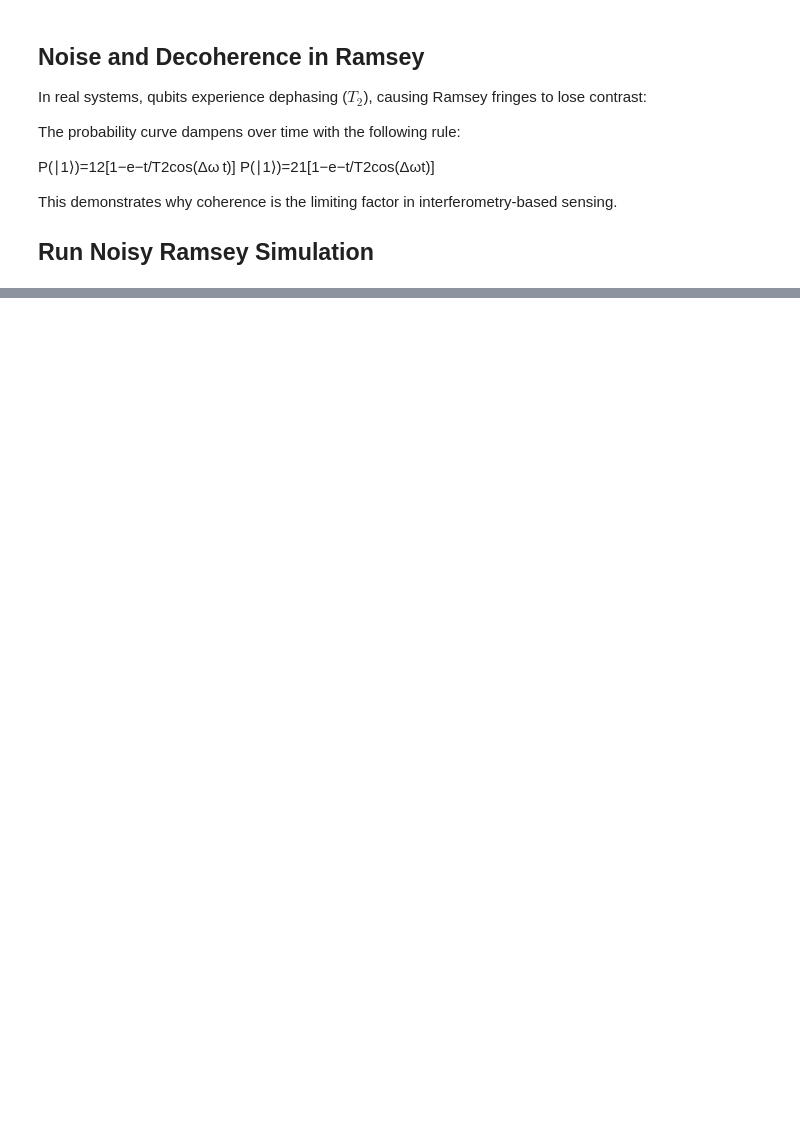
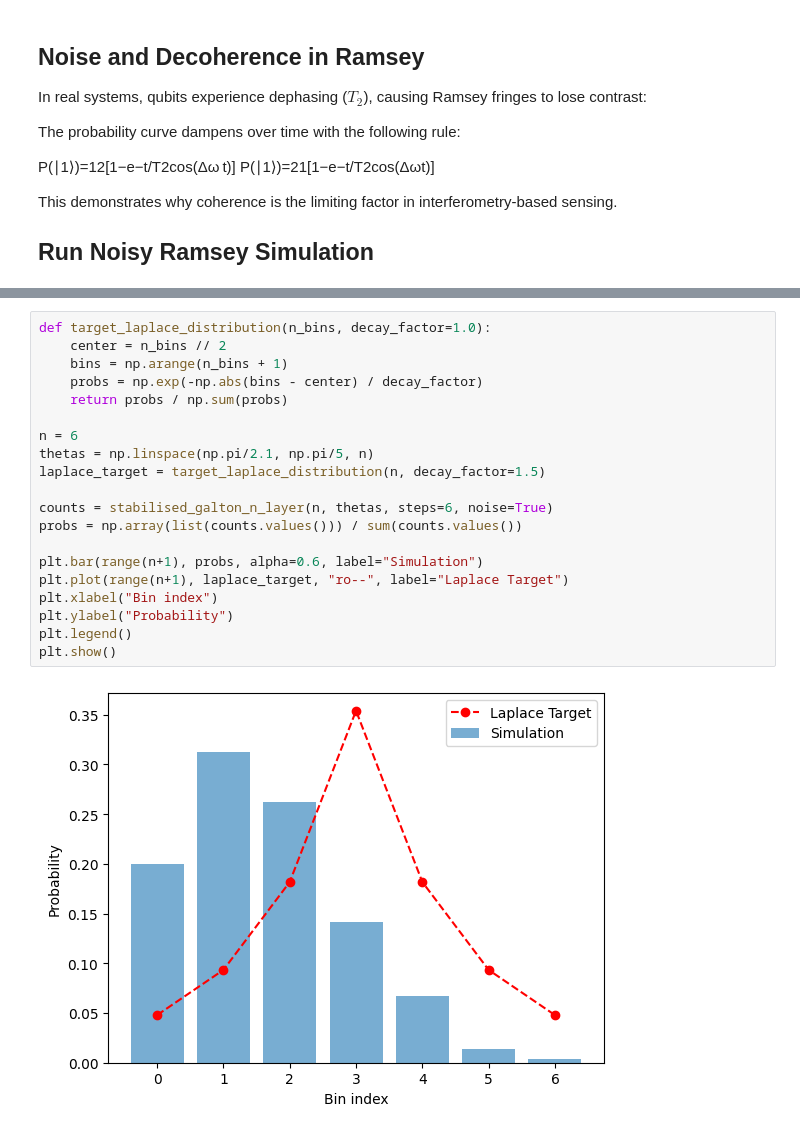
Before and after one commit to ismail-mehmood/quantum_nnl_project, a Jupyter notebook: notebooks/extension/extension.ipynb, the cells around one changed output, grey strips where cells are left out. Drawn from its saved outputs; the diff is of its cells as text; blank space fills up the shorter version.

```diff
--- a/notebooks/extension/extension.ipynb
+++ b/notebooks/extension/extension.ipynb
@@ -260,0 +229,22 @@ Potential Improvements:
+# %%
+def target_laplace_distribution(n_bins, decay_factor=1.0):
+    center = n_bins // 2
+    bins = np.arange(n_bins + 1)
+    probs = np.exp(-np.abs(bins - center) / decay_factor)
+    return probs / np.sum(probs)
+
+n = 6
+thetas = np.linspace(np.pi/2.1, np.pi/5, n)
+laplace_target = target_laplace_distribution(n, decay_factor=1.5)
+
+counts = stabilised_galton_n_layer(n, thetas, steps=6, noise=True)
+probs = np.array(list(counts.values())) / sum(counts.values())
+
+plt.bar(range(n+1), probs, alpha=0.6, label="Simulation")
+plt.plot(range(n+1), laplace_target, "ro--", label="Laplace Target")
+plt.xlabel("Bin index")
+plt.ylabel("Probability")
+plt.legend()
+plt.show()
+# %% [output]
+[figure, added]
```
Also changed, not shown: parts of 22 cells of this notebook, 4 other files.
